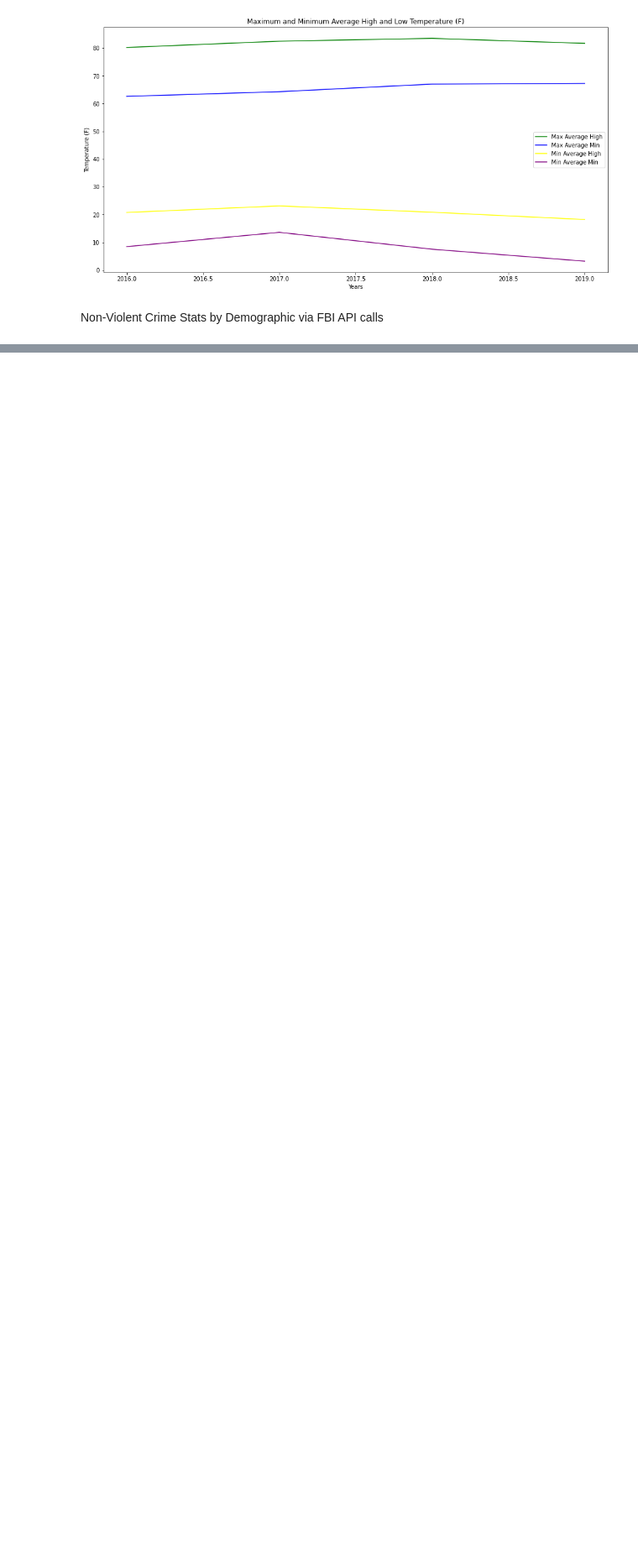
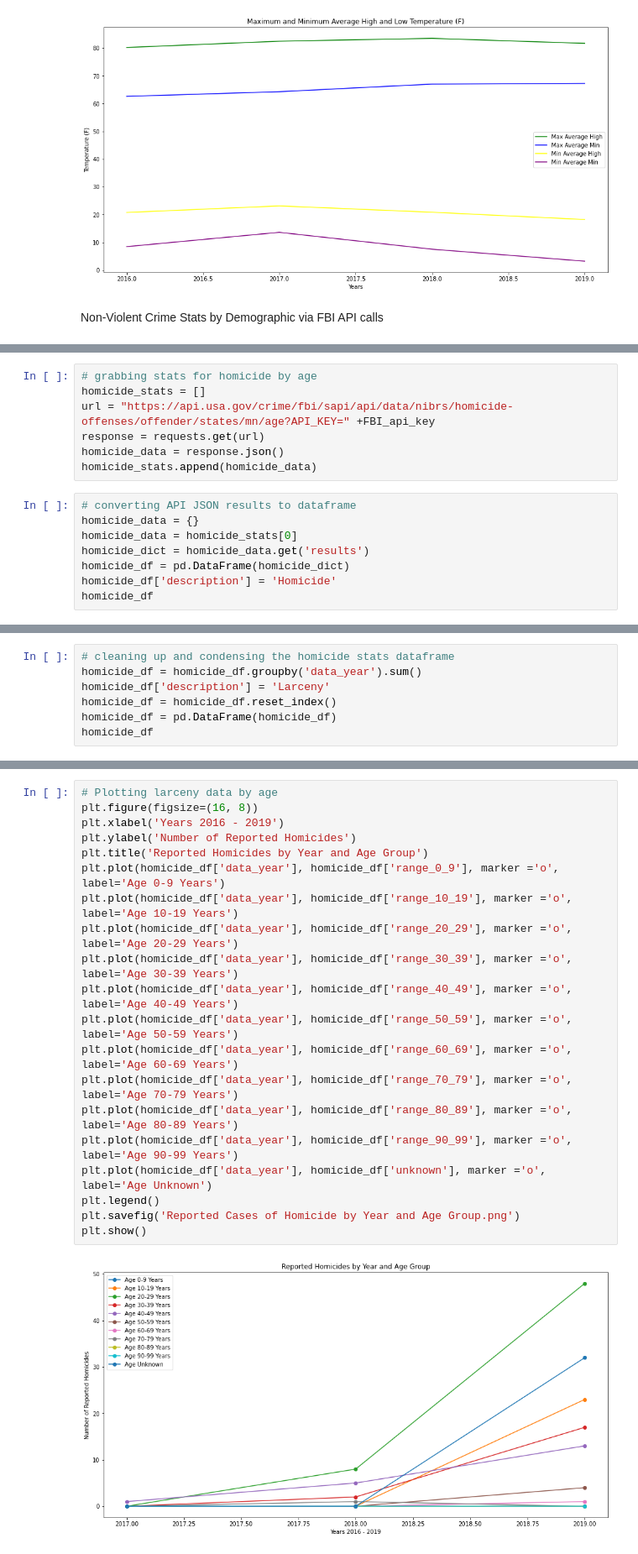
Before and after one commit to teenastewart/Project_1, a Jupyter notebook: Teena/Project 1 notebook.ipynb, the cells around one changed output, grey strips where cells are left out. Shown at 84% size. Cells and saved outputs as stored; diff of their text form; blank space fills up the shorter version.

```diff
--- a/Teena/Project 1 notebook.ipynb
+++ b/Teena/Project 1 notebook.ipynb
@@ -640,0 +479,15 @@ plt.show()
+# %%
+# grabbing stats for homicide by age
+homicide_stats = []
+url = "https://api.usa.gov/crime/fbi/sapi/api/data/nibrs/homicide-offenses/offender/states/mn/age?API_KEY=" +FBI_api_key
+response = requests.get(url)
+homicide_data = response.json()
+homicide_stats.append(homicide_data)
+# %%
+# converting API JSON results to dataframe
+homicide_data = {}
+homicide_data = homicide_stats[0]
+homicide_dict = homicide_data.get('results')
+homicide_df = pd.DataFrame(homicide_dict)
+homicide_df['description'] = 'Homicide'
+homicide_df
@@ -640,0 +503,7 @@ plt.show()
+# %%
+# cleaning up and condensing the homicide stats dataframe
+homicide_df = homicide_df.groupby('data_year').sum()
+homicide_df['description'] = 'Larceny'
+homicide_df = homicide_df.reset_index()
+homicide_df = pd.DataFrame(homicide_df)
+homicide_df
@@ -640,0 +515,22 @@ plt.show()
+# %%
+# Plotting larceny data by age
+plt.figure(figsize=(16, 8))
+plt.xlabel('Years 2016 - 2019')
+plt.ylabel('Number of Reported Homicides')
+plt.title('Reported Homicides by Year and Age Group')
+plt.plot(homicide_df['data_year'], homicide_df['range_0_9'], marker ='o', label='Age 0-9 Years')
+plt.plot(homicide_df['data_year'], homicide_df['range_10_19'], marker ='o', label='Age 10-19 Years')
+plt.plot(homicide_df['data_year'], homicide_df['range_20_29'], marker ='o', label='Age 20-29 Years')
+plt.plot(homicide_df['data_year'], homicide_df['range_30_39'], marker ='o', label='Age 30-39 Years')
+plt.plot(homicide_df['data_year'], homicide_df['range_40_49'], marker ='o', label='Age 40-49 Years')
+plt.plot(homicide_df['data_year'], homicide_df['range_50_59'], marker ='o', label='Age 50-59 Years')
+plt.plot(homicide_df['data_year'], homicide_df['range_60_69'], marker ='o', label='Age 60-69 Years')
+plt.plot(homicide_df['data_year'], homicide_df['range_70_79'], marker ='o', label='Age 70-79 Years')
+plt.plot(homicide_df['data_year'], homicide_df['range_80_89'], marker ='o', label='Age 80-89 Years')
+plt.plot(homicide_df['data_year'], homicide_df['range_90_99'], marker ='o', label='Age 90-99 Years')
+plt.plot(homicide_df['data_year'], homicide_df['unknown'], marker ='o', label='Age Unknown')
+plt.legend()
+plt.savefig('Reported Cases of Homicide by Year and Age Group.png')
+plt.show()
+# %% [output]
+[figure, added]
```
Also changed, not shown: parts of 47 cells of this notebook, 10 other files.
